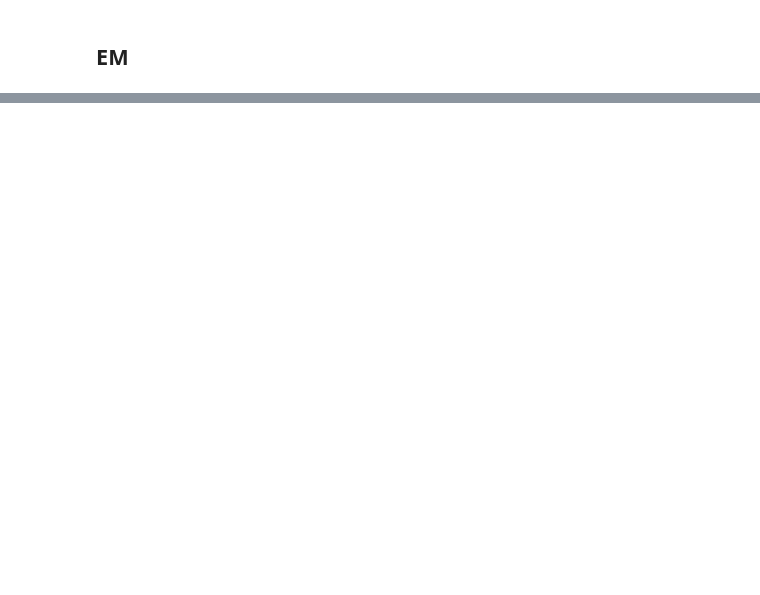
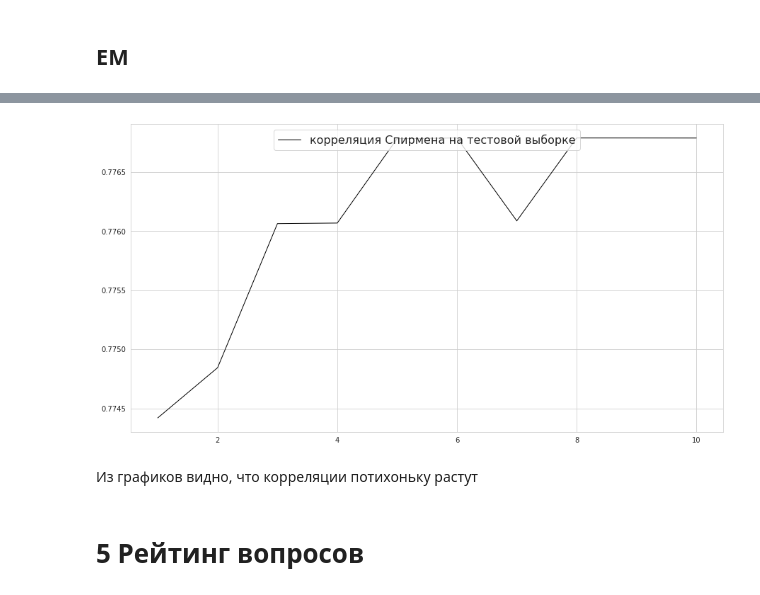
Before and after one commit to lIkesimba9/ml_made_second_term_hw, a Jupyter notebook: hw2/hw2.ipynb, the cells around one changed output, grey strips where cells are left out. Cells and saved outputs as stored; diff of their text form; code cells hidden in the pictures; blank space fills up the shorter version.

```diff
--- a/hw2/hw2.ipynb
+++ b/hw2/hw2.ipynb
@@ -342,0 +413,14 @@ X, y = df_train[['player_id', 'question_id']], df_train['answer']
+# %%
+fig = plt.figure(figsize=figsize)
+ax = fig.add_subplot(111)
+ax.plot(range(1, n_epoch + 1), test_spear_collection, linewidth=1, label="корреляция Спирмена на тестовой выборке", color="black")
+
+ax.legend(loc="upper center", fontsize=legend_fontsize)
+
+plt.show()
+# %% [output]
+[figure, added]
+# %% [markdown]
+Из графиков видно, что корреляции потихоньку растут
+# %% [markdown]
+# 5 Рейтинг вопросов
```
Also changed, not shown: parts of 43 cells of this notebook, 1 other file.
